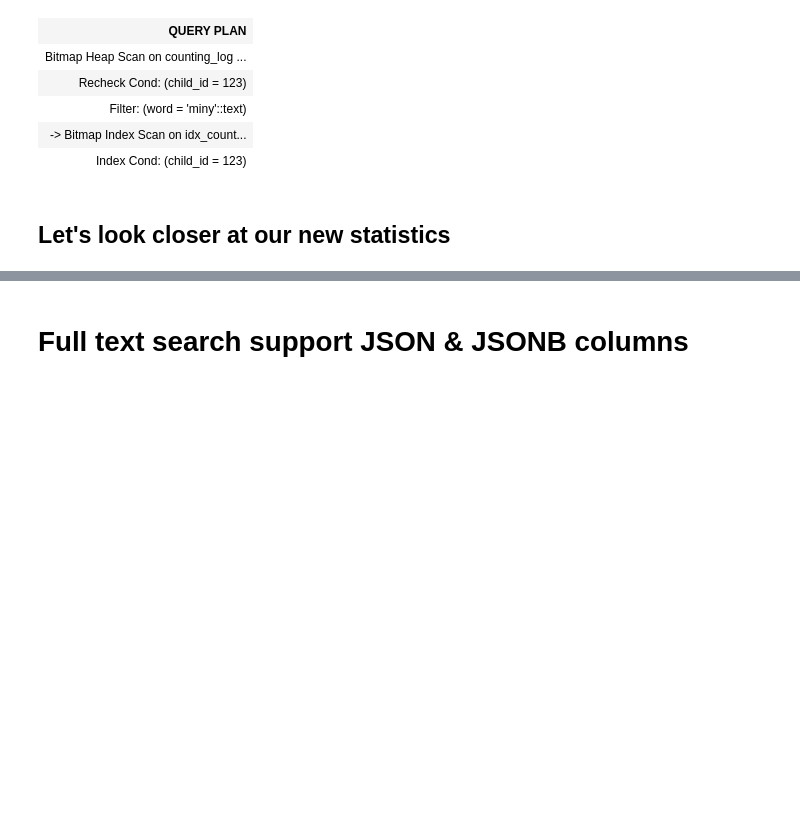
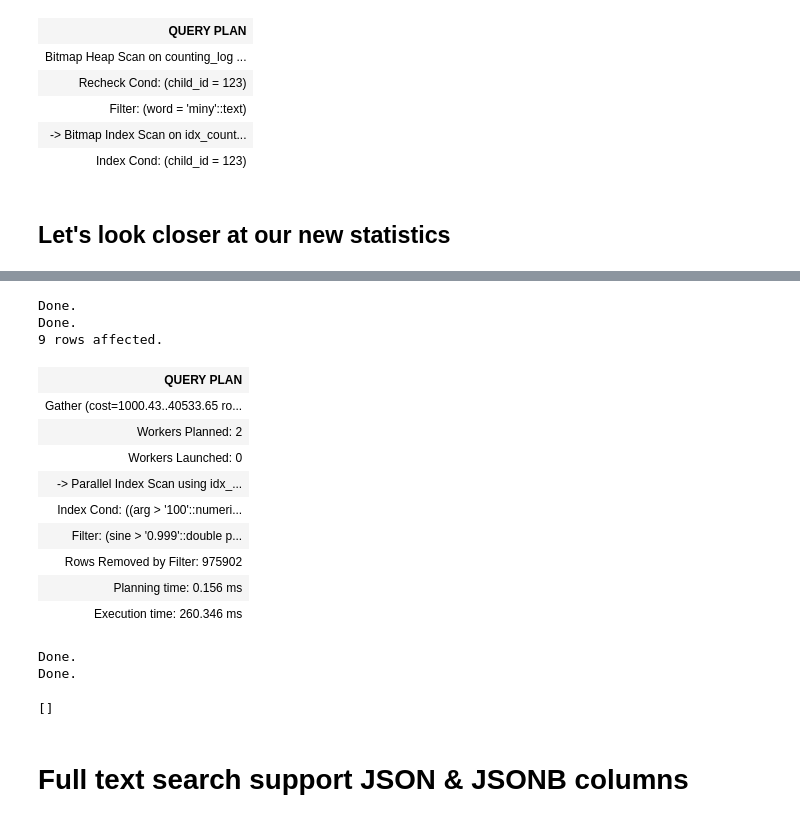
Before and after one commit to jakubwilkowski/pg10, a Jupyter notebook: pg10.ipynb, the cells around one changed output, grey strips where cells are left out. Saved outputs shown, nothing was run; the diff lists cells and outputs as text; code cells hidden in the pictures; blank space fills up the shorter version.

```diff
--- a/pg10.ipynb
+++ b/pg10.ipynb
@@ -548,3 +683,30 @@ Done.
+# %%
+%%sql $connection10
+SET max_parallel_workers =0;
+SET force_parallel_mode=on;
+EXPLAIN ANALYZE SELECT arg FROM trigonometry WHERE sine > 0.999 AND arg >100 AND arg < 10000;
+# %% [output]
+Done.
+Done.
+9 rows affected.
+| QUERY PLAN |
+| Gather (cost=1000.43..40533.65 ro... |
+| Workers Planned: 2 |
+| Workers Launched: 0 |
+| -> Parallel Index Scan using idx_... |
+| Index Cond: ((arg > '100'::numeri... |
+| Filter: (sine > '0.999'::double p... |
+| Rows Removed by Filter: 975902 |
+| Planning time: 0.156 ms |
+| Execution time: 260.346 ms |
+# %%
+%%sql $connection10
+SET max_parallel_workers = 8;
+SET force_parallel_mode=off;
+# %% [output]
+Done.
+Done.
+[]
 # %% [markdown]
 <h1>Full text search support JSON & JSONB columns</h1>
 # %% [markdown]
```
Also changed, not shown: parts of 20 cells of this notebook, 5 other files.
